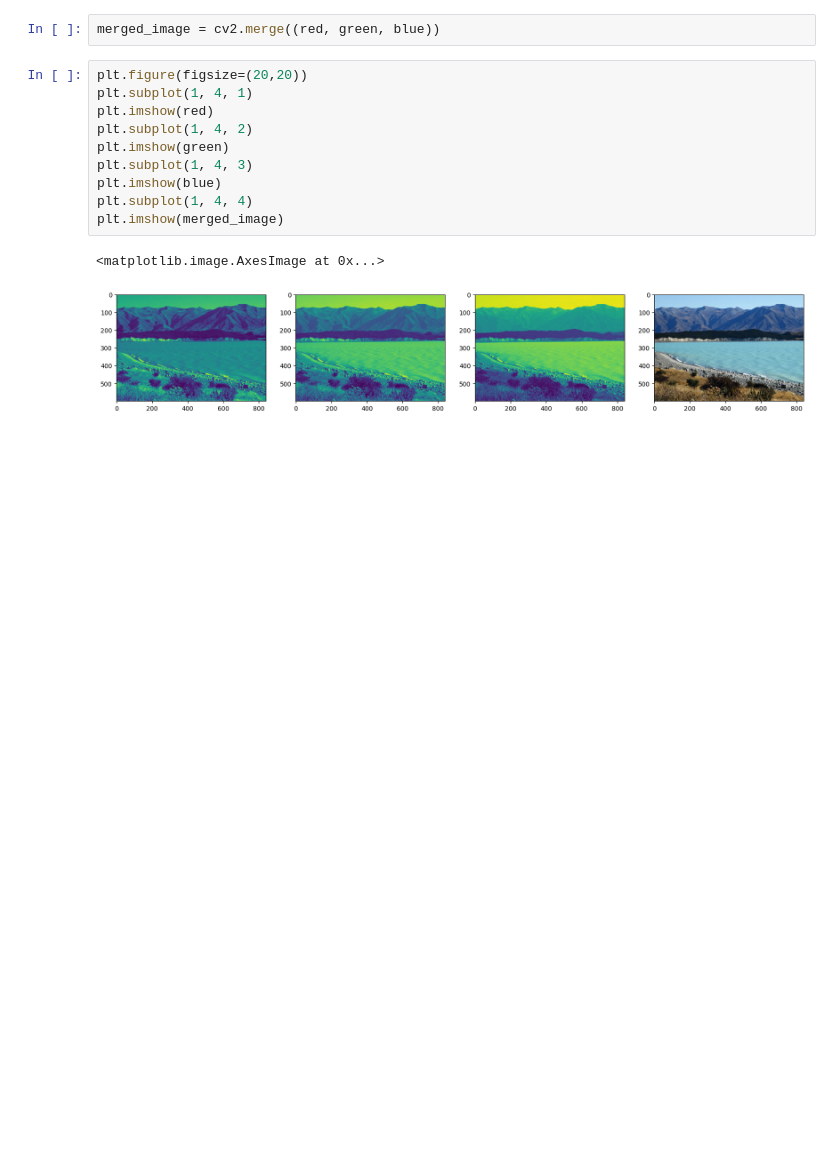
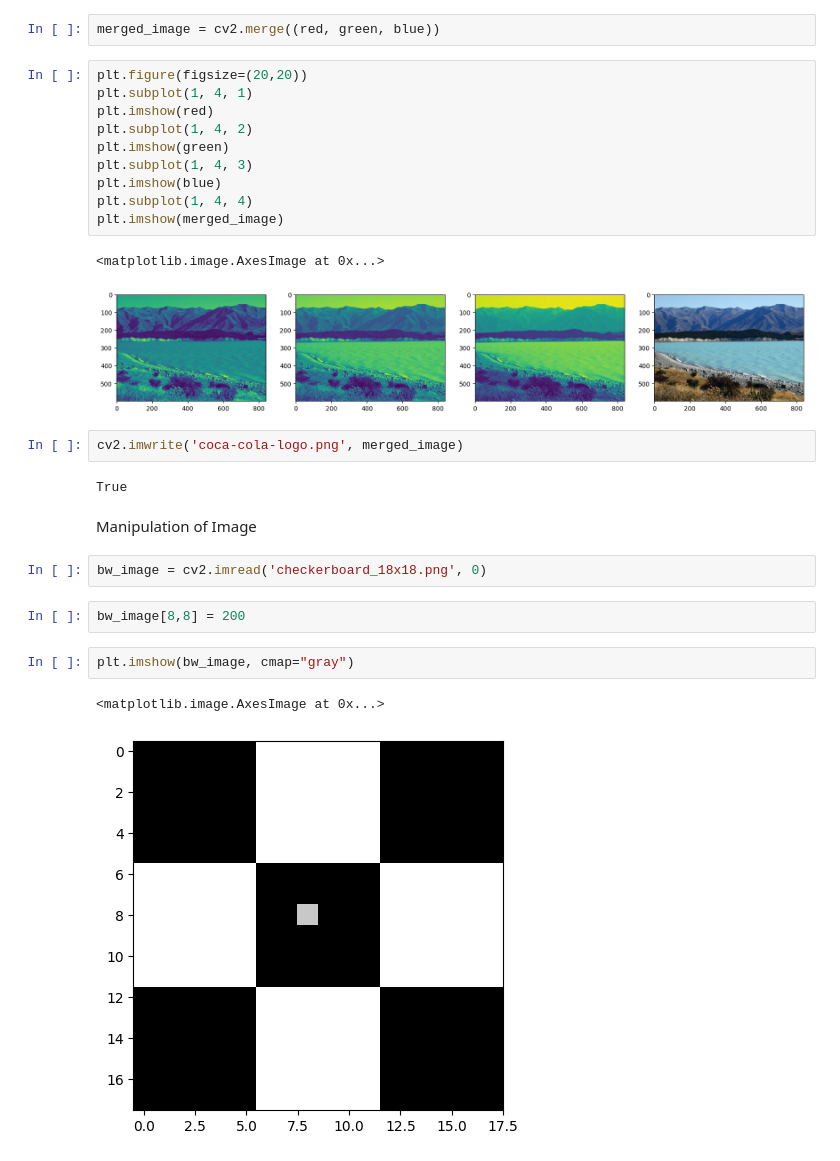
Before and after one commit to vijivenkadesh/computer_vision, a Jupyter notebook: object_detection/opencv_object_detection.ipynb, the cells around one changed output. Cells and saved outputs as stored; diff of their text form; blank space fills up the shorter version.

```diff
--- a/object_detection/opencv_object_detection.ipynb
+++ b/object_detection/opencv_object_detection.ipynb
@@ -49,3 +49,18 @@ plt.imshow(merged_image)
 # %% [output]
 <matplotlib.image.AxesImage at 0x...>
 [figure]
+# %%
+cv2.imwrite('coca-cola-logo.png', merged_image)
+# %% [output]
+True
+# %% [markdown]
+Manipulation of Image
+# %%
+bw_image = cv2.imread('checkerboard_18x18.png', 0)
+# %%
+bw_image[8,8] = 200
+# %%
+plt.imshow(bw_image, cmap="gray")
+# %% [output]
+<matplotlib.image.AxesImage at 0x...>
+[figure, added]
```
